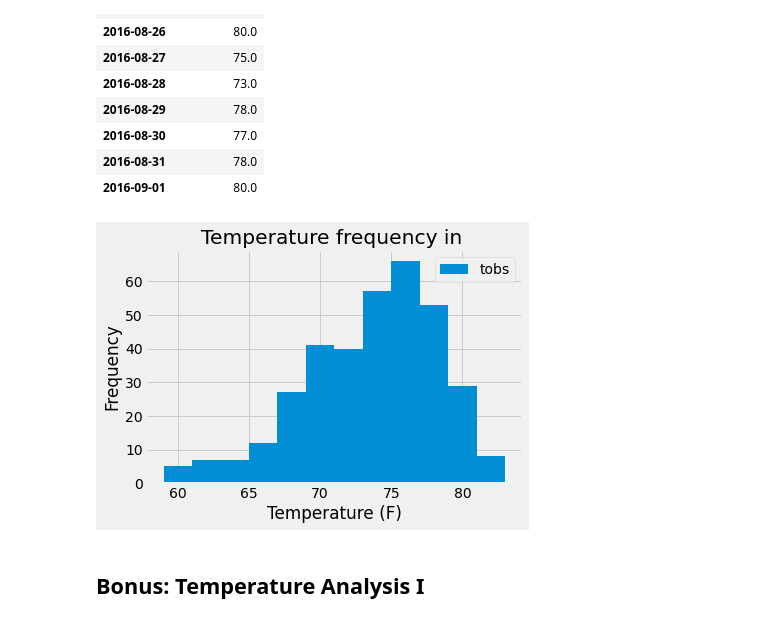
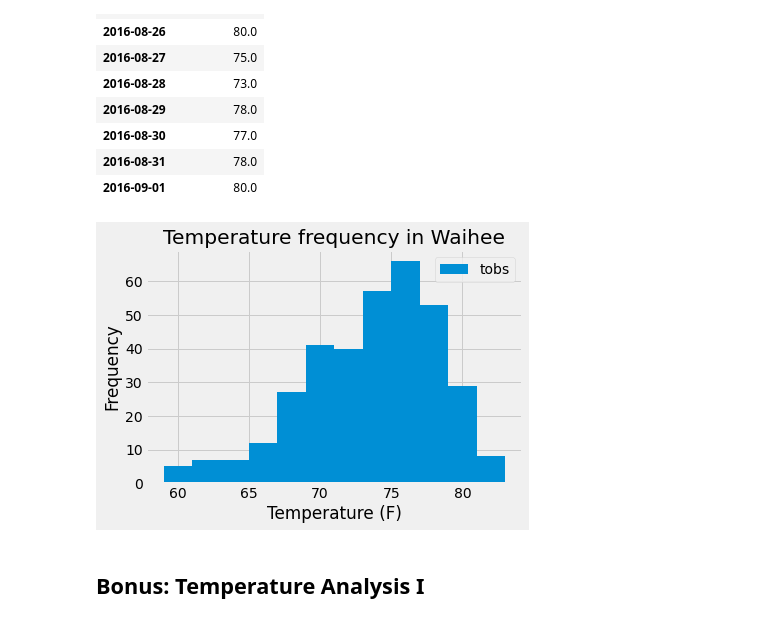
Before and after one commit to dan1ellec/sqlalchemy-challenge, a Jupyter notebook: climate_analysis.ipynb, the cells around one changed output. Cells and saved outputs as stored; diff of their text form; code cells hidden in the pictures.

```diff
--- a/climate_analysis.ipynb
+++ b/climate_analysis.ipynb
@@ -185,5 +162,3 @@ name_most_active_station = session.query(Station.name).filter(Station.station ==
 print(f"The most active station is {name_most_active_station[0]}, with ID number {most_active_station}.")
 # %% [output]
 The most active station is WAIHEE 837.5, HI US, with ID number USC00519281.
-# %%
-most_active_station = active_stations[0][0]
@@ -253,15 +206,14 @@ df_temps.head(10)
 | 2016-09-01 | 80.0 |
 # %%
 # Plotting the histogram
-
 df_temps.plot.hist(bins = 12)
-plt.title("Temperature frequency in ")
+plt.title("Temperature frequency in Waihee")
 plt.xlabel('Temperature (F)')
 plt.ylabel('Frequency')
 plt.legend(['tobs'])
 plt.show()
 # %% [output]
-[figure, old version]
+[figure, new version]
 # %% [markdown]
 ## Bonus: Temperature Analysis I
 # %%
```
Also changed, not shown: parts of 31 cells of this notebook.
